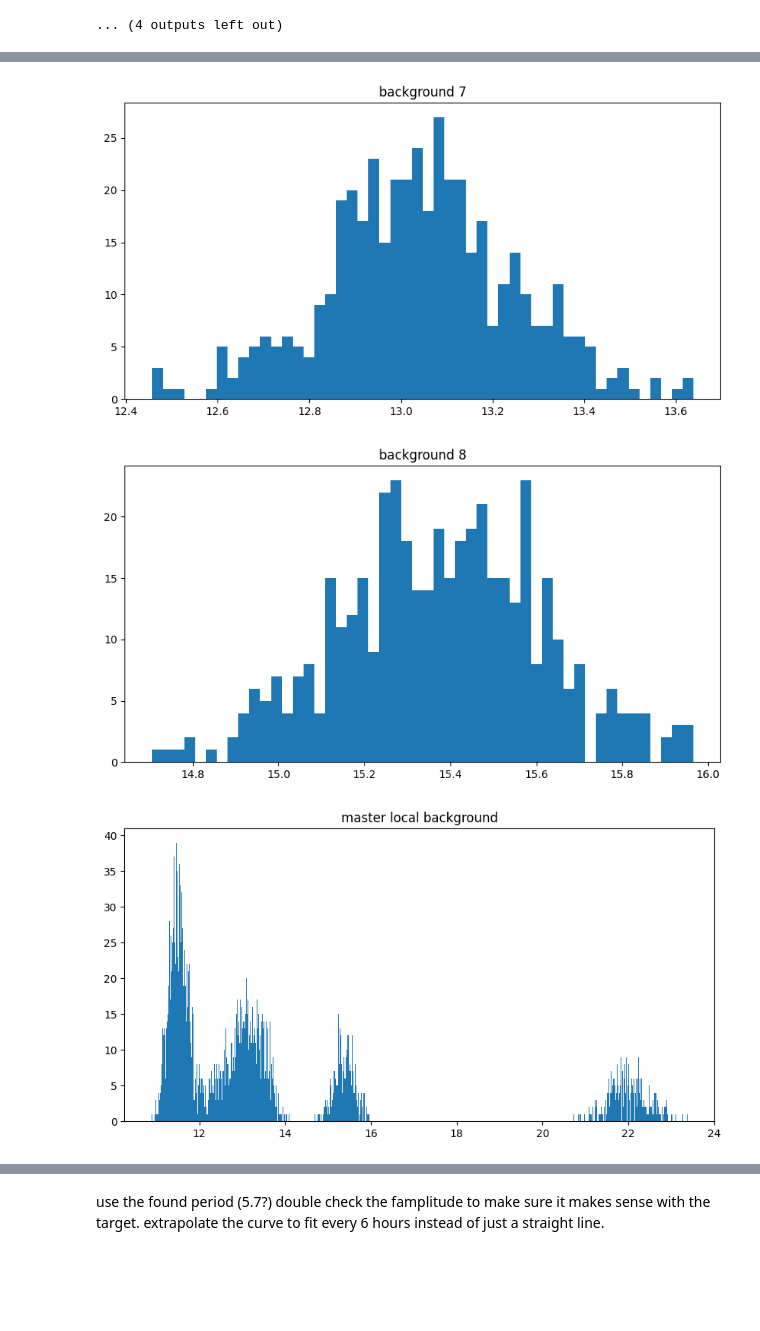
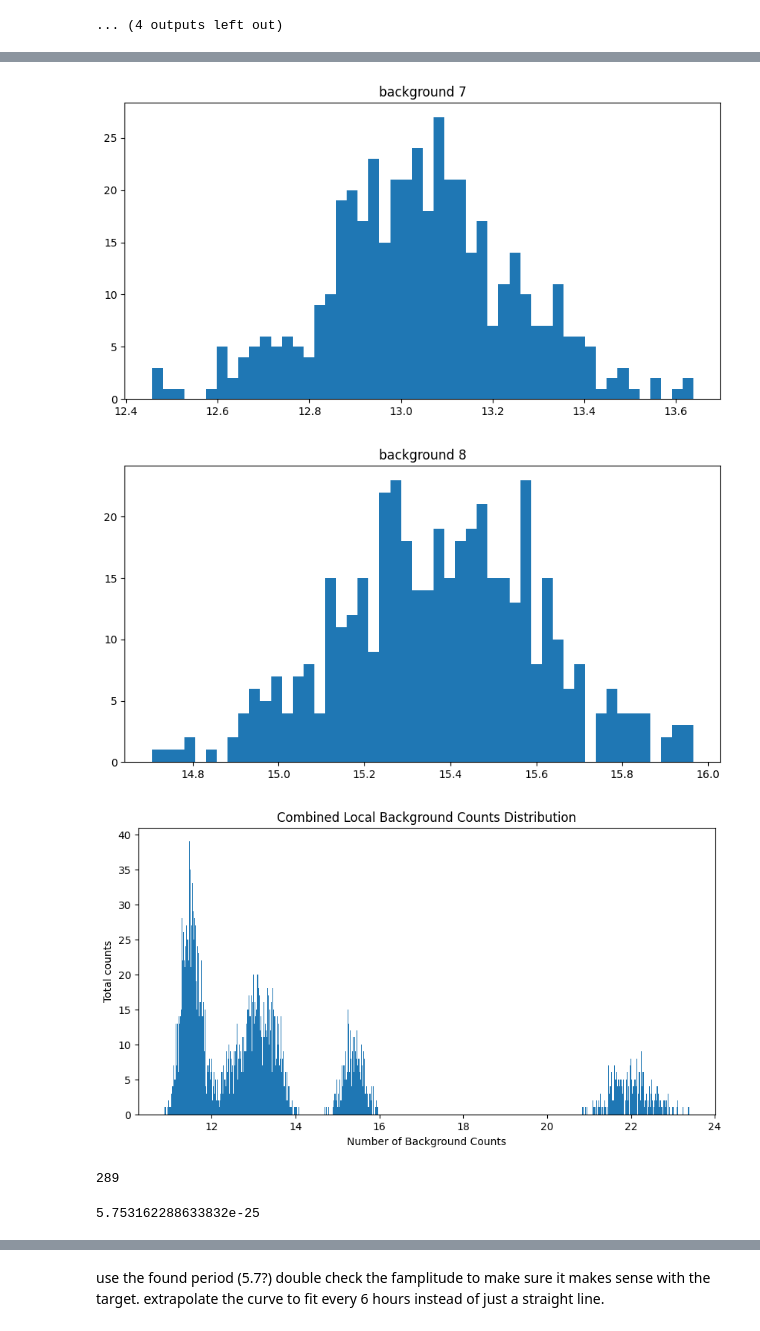
Before and after one commit to lucamenotti/astr136_lab, a Jupyter notebook: lab1_astr136.ipynb, the cells around one changed output, grey strips where cells are left out. Drawn from its saved outputs; the diff is of its cells as text; code cells hidden in the pictures; blank space fills up the shorter version.

```diff
--- a/lab1_astr136.ipynb
+++ b/lab1_astr136.ipynb
@@ -454,36 +473,39 @@ for i in background_list:
     print(f"background {index+1} count: {np.median(np.ravel(i))}")
     # add median counts to the list to use later
     avg_background.append(np.median(np.ravel(i)))
     background_std.append(np.std(i))
     # add counts to master background to plot all together
     master_background.extend(i)
     index = index+1
 
-plt.figure("master local background", figsize=(10,5))
+plt.figure("Combined Local Background", figsize=(10,5))
 plt.hist(np.ravel(master_background), bins=1000)
-plt.title("master local background")
+plt.title("Combined Local Background Counts Distribution")
+plt.xlabel("Number of Background Counts")
+plt.ylabel("Total counts")
+plt.savefig("combined_background.png")
 plt.show
 
 print("average background count:", np.median(np.ravel(master_background)))
 # %% [output]
 background 1 count: 12.58599278687479
 background 2 count: 11.439321556422286
 background 3 count: 13.478636104982824
 background 4 count: 21.982117945186722
 background 5 count: 11.636382503116995
 background 6 count: 11.48232367615722
 background 7 count: 13.042503716968149
 background 8 count: 15.37937494264941
 average background count: 12.886714389115092
 [figure]
 [figure]
 [figure]
 [figure]
 [figure]
 [figure]
 [figure]
 [figure]
-[figure, old version]
+[figure, new version]
 # %%
 # for some reason, when starting kernel and running all blocks, this doesnt run. make sure to run manually
 time_pst = []
@@ -545,6 +570,14 @@ for i in star_list:
         index=index+1
     else:
         break
+# %%
+print(i.size)
+# %% [output]
+289
+# %%
+print( 10**(-0.4 * 12) * zero_point_flux)
+# %% [output]
+5.753162288633832e-25
 # %%
 # turning the dict into a table for printing
 j1122_df = pd.DataFrame(star_dict)
```
Also changed, not shown: parts of 18 cells of this notebook.
